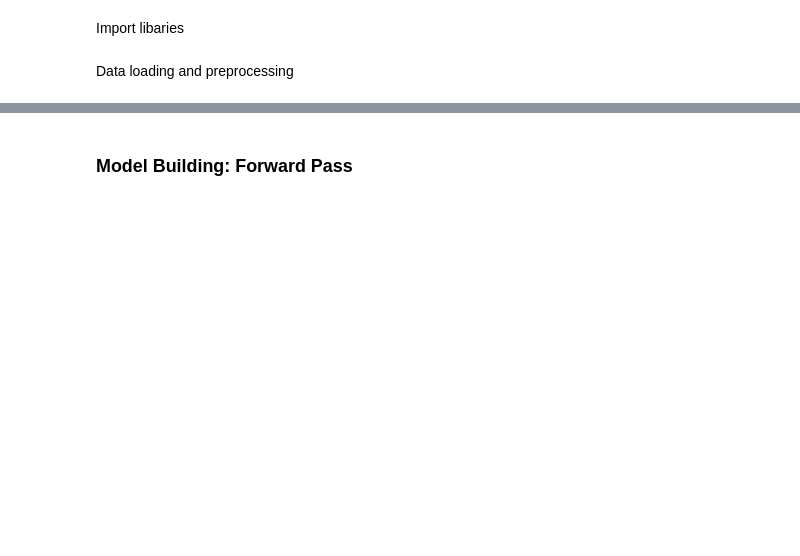
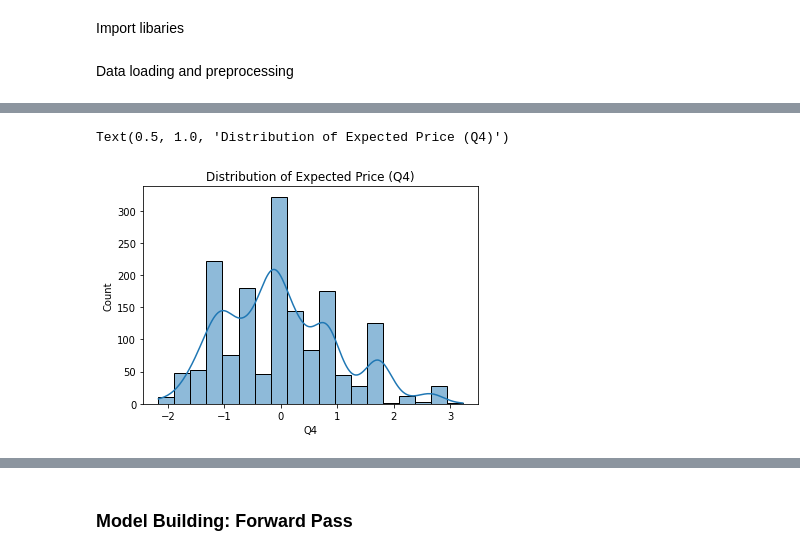
Before and after one commit to linajin03/csc311-food-pediction, a Jupyter notebook: models/neuralnetwork.ipynb, the cells around one changed output, grey strips where cells are left out. Cells and saved outputs as stored; diff of their text form; code cells hidden in the pictures; blank space fills up the shorter version.

```diff
--- a/models/neuralnetwork.ipynb
+++ b/models/neuralnetwork.ipynb
@@ -345,0 +356,12 @@ Index(['id', 'Q1', 'Q2', 'Q4', 'Label', 'Action', 'Adventure', 'Animation',
+# %%
+# Remove outliers from Q4 that are larger than 60
+df = df[df['Q4'] < 30]
+
+# Normalize Q4
+df['Q4'] = (df['Q4'] - df['Q4'].mean()) / df['Q4'].std()
+
+sns.histplot(data=df, x='Q4', kde=True)
+plt.title('Distribution of Expected Price (Q4)')
+# %% [output]
+Text(0.5, 1.0, 'Distribution of Expected Price (Q4)')
+[figure, added]
```
Also changed, not shown: parts of 19 cells of this notebook, 8 other files.
